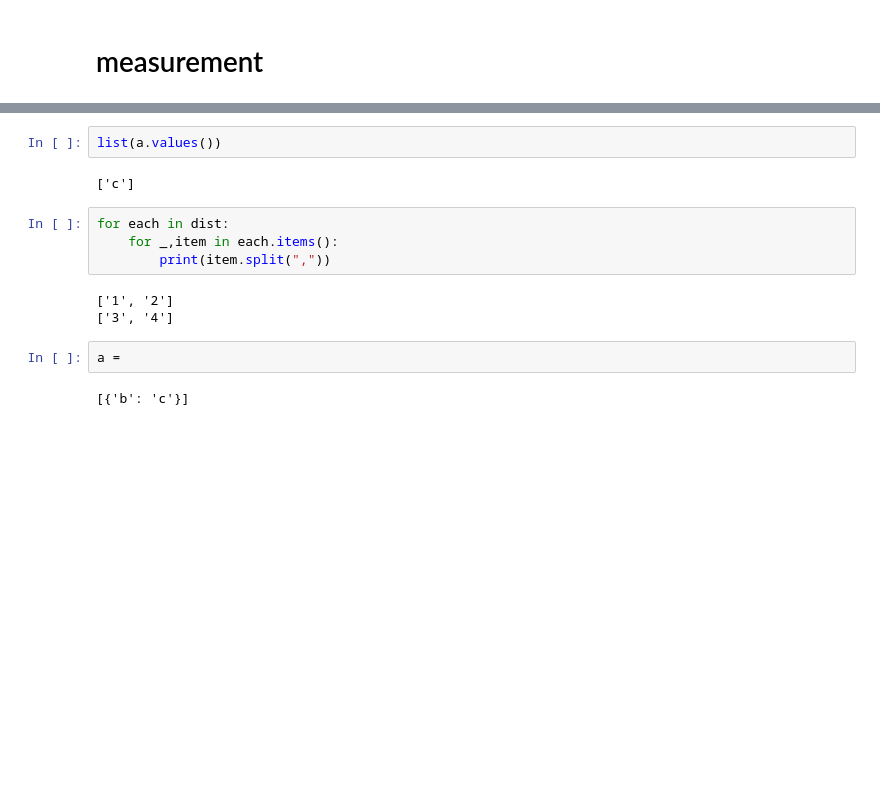
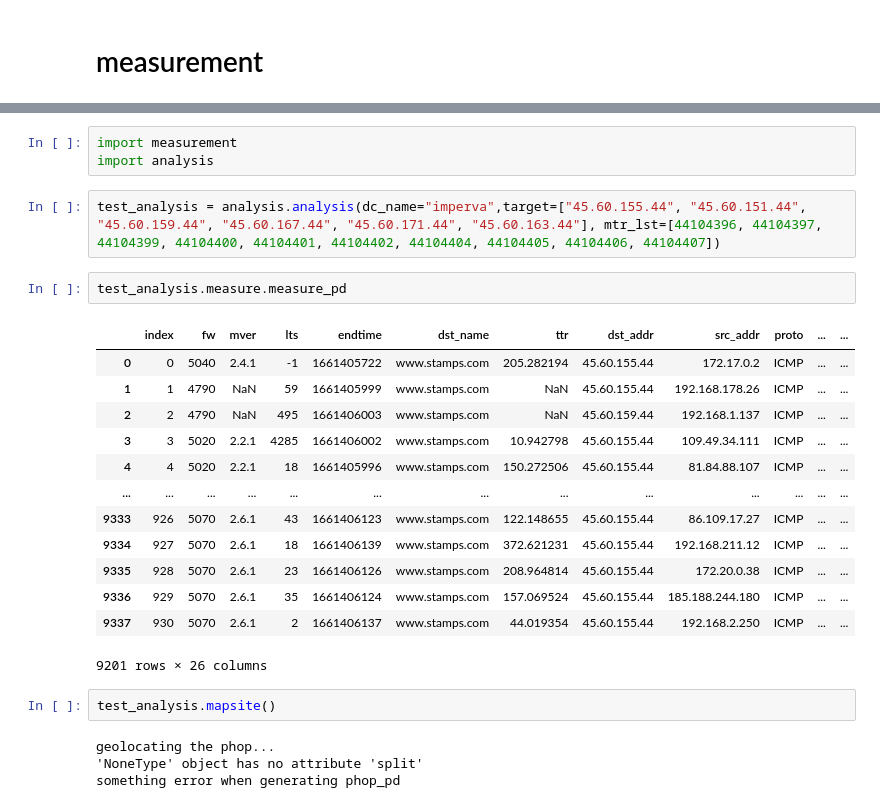
Before and after one commit to njuzmy/anytool, a Jupyter notebook: src/measurement.ipynb, the cells around one changed output, grey strips where cells are left out. Cells and saved outputs as stored; diff of their text form; blank space fills up the shorter version.

```diff
--- a/src/measurement.ipynb
+++ b/src/measurement.ipynb
@@ -137,15 +44,27 @@ a = {"b":"c"}
-# %%
-list(a.values())
-# %% [output]
-['c']
-# %%
-for each in dist:
-    for _,item in each.items():
-        print(item.split(","))
-# %% [output]
-['1', '2']
-['3', '4']
-# %%
-a =
-# %% [output]
-[{'b': 'c'}]
+# %%
+import measurement
+import analysis
+# %%
+test_analysis = analysis.analysis(dc_name="imperva",target=["45.60.155.44", "45.60.151.44", "45.60.159.44", "45.60.167.44", "45.60.171.44", "45.60.163.44"], mtr_lst=[44104396, 44104397, 44104399, 44104400, 44104401, 44104402, 44104404, 44104405, 44104406, 44104407])
+# %%
+test_analysis.measure.measure_pd
+# %% [output]
+|  | index | fw | mver | lts | endtime | dst_name | ttr | dst_addr | src_addr | proto | ... | ... |
+| 0 | 0 | 5040 | 2.4.1 | -1 | 1661405722 | www.stamps.com | 205.282194 | 45.60.155.44 | 172.17.0.2 | ICMP | ... | ... |
+| 1 | 1 | 4790 | NaN | 59 | 1661405999 | www.stamps.com | NaN | 45.60.155.44 | 192.168.178.26 | ICMP | ... | ... |
+| 2 | 2 | 4790 | NaN | 495 | 1661406003 | www.stamps.com | NaN | 45.60.159.44 | 192.168.1.137 | ICMP | ... | ... |
+| 3 | 3 | 5020 | 2.2.1 | 4285 | 1661406002 | www.stamps.com | 10.942798 | 45.60.155.44 | 109.49.34.111 | ICMP | ... | ... |
+| 4 | 4 | 5020 | 2.2.1 | 18 | 1661405996 | www.stamps.com | 150.272506 | 45.60.155.44 | 81.84.88.107 | ICMP | ... | ... |
+| ... | ... | ... | ... | ... | ... | ... | ... | ... | ... | ... | ... | ... |
+| 9333 | 926 | 5070 | 2.6.1 | 43 | 1661406123 | www.stamps.com | 122.148655 | 45.60.155.44 | 86.109.17.27 | ICMP | ... | ... |
+| 9334 | 927 | 5070 | 2.6.1 | 18 | 1661406139 | www.stamps.com | 372.621231 | 45.60.155.44 | 192.168.211.12 | ICMP | ... | ... |
+| 9335 | 928 | 5070 | 2.6.1 | 23 | 1661406126 | www.stamps.com | 208.964814 | 45.60.155.44 | 172.20.0.38 | ICMP | ... | ... |
+| 9336 | 929 | 5070 | 2.6.1 | 35 | 1661406124 | www.stamps.com | 157.069524 | 45.60.155.44 | 185.188.244.180 | ICMP | ... | ... |
+| 9337 | 930 | 5070 | 2.6.1 | 2 | 1661406137 | www.stamps.com | 44.019354 | 45.60.155.44 | 192.168.2.250 | ICMP | ... | ... |
+9201 rows × 26 columns
+# %%
+test_analysis.mapsite()
+# %% [output]
+geolocating the phop...
+'NoneType' object has no attribute 'split'
+something error when generating phop_pd
```
Also changed, not shown: parts of 47 cells of this notebook, 4 other files.
